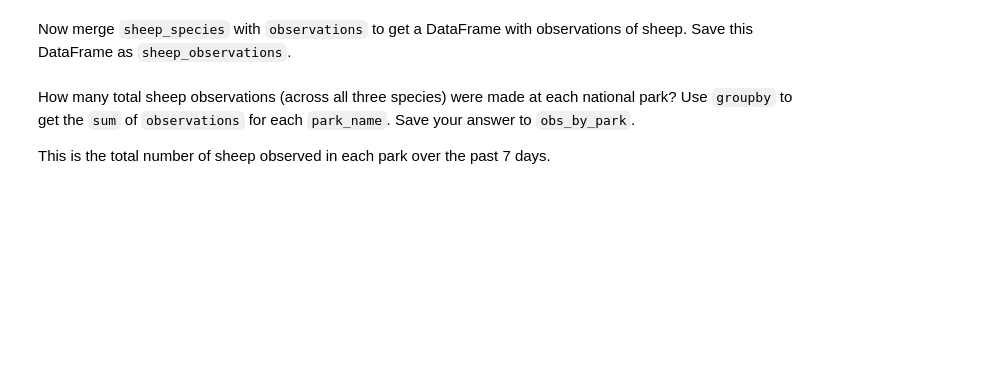
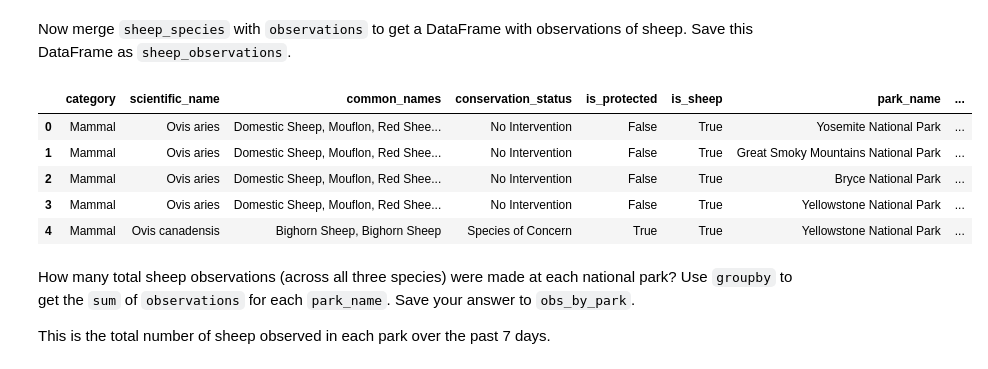
Before and after one commit to jeffreyegan/DataScience, a Jupyter notebook: Capstone/2_Biodiversity/biodiversity.ipynb, the cells around one changed output. Saved outputs shown, nothing was run; the diff lists cells and outputs as text; code cells hidden in the pictures; blank space fills up the shorter version.

```diff
--- a/Capstone/2_Biodiversity/biodiversity.ipynb
+++ b/Capstone/2_Biodiversity/biodiversity.ipynb
@@ -339,5 +365,15 @@ Many of the results are actually plants.  Select the rows of `species` where `is
 # %% [markdown]
 Now merge `sheep_species` with `observations` to get a DataFrame with observations of sheep.  Save this DataFrame as `sheep_observations`.
+# %%
+sheep_observations = pd.merge(sheep_species, observations)
+sheep_observations.head()
+# %% [output]
+|  | category | scientific_name | common_names | conservation_status | is_protected | is_sheep | park_name | ... |
+| 0 | Mammal | Ovis aries | Domestic Sheep, Mouflon, Red Shee... | No Intervention | False | True | Yosemite National Park | ... |
+| 1 | Mammal | Ovis aries | Domestic Sheep, Mouflon, Red Shee... | No Intervention | False | True | Great Smoky Mountains National Park | ... |
+| 2 | Mammal | Ovis aries | Domestic Sheep, Mouflon, Red Shee... | No Intervention | False | True | Bryce National Park | ... |
+| 3 | Mammal | Ovis aries | Domestic Sheep, Mouflon, Red Shee... | No Intervention | False | True | Yellowstone National Park | ... |
+| 4 | Mammal | Ovis canadensis | Bighorn Sheep, Bighorn Sheep | Species of Concern | True | True | Yellowstone National Park | ... |
 # %% [markdown]
 How many total sheep observations (across all three species) were made at each national park?  Use `groupby` to get the `sum` of `observations` for each `park_name`.  Save your answer to `obs_by_park`.
 
```
Also changed, not shown: parts of 14 cells of this notebook, 7 other files.
